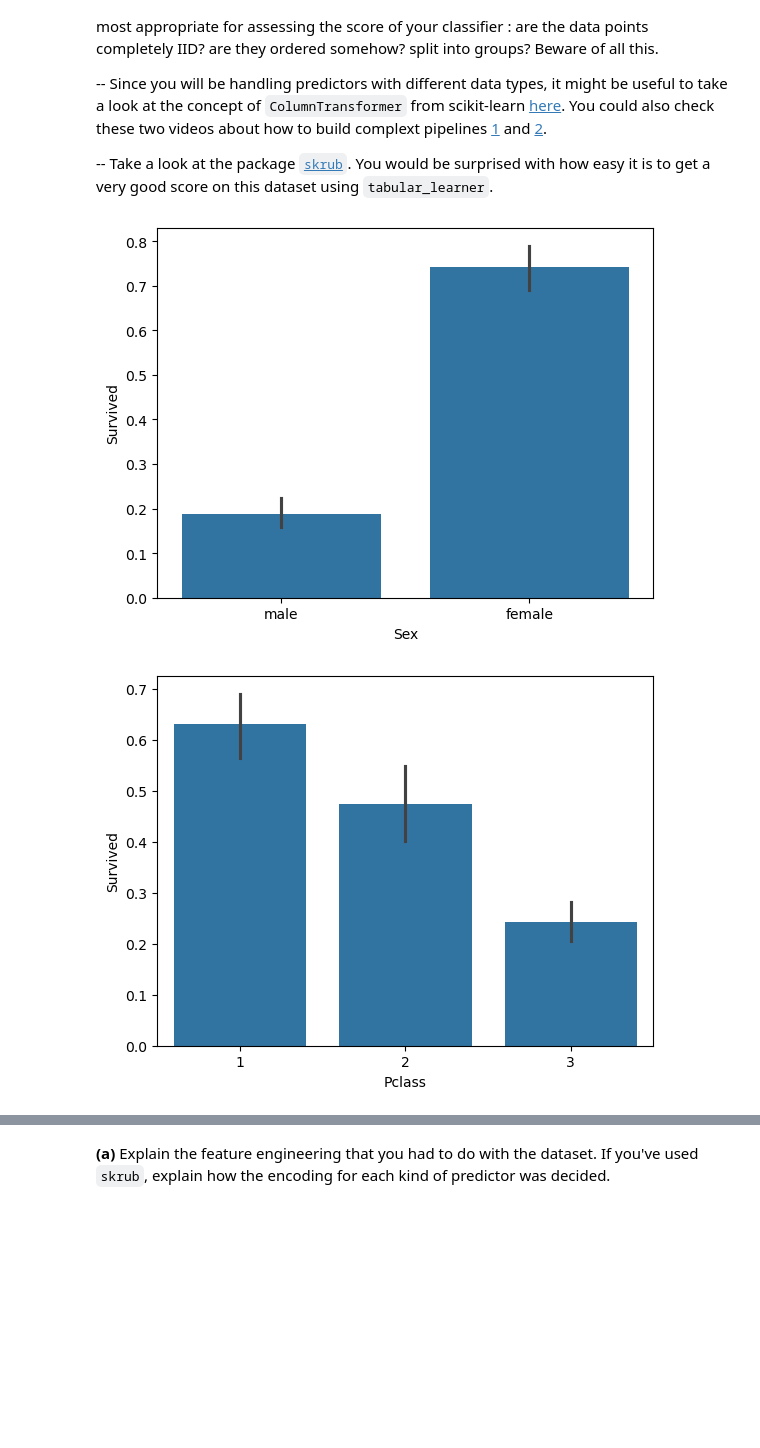
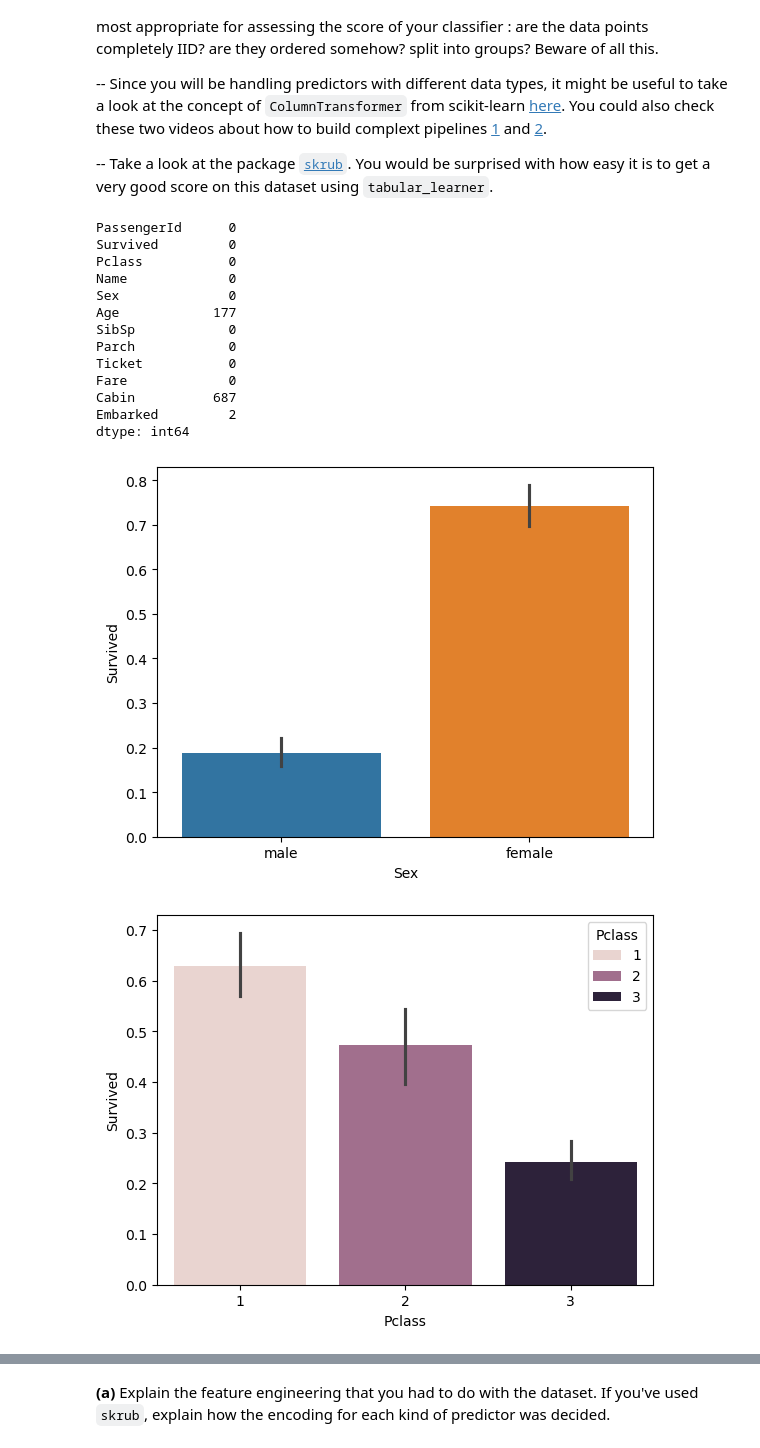
Before and after one commit to MC0117/SLA-labs, a Jupyter notebook: TP3/TP3 copy.ipynb, the cells around one changed output, grey strips where cells are left out. Cells and saved outputs as stored; diff of their text form; code cells hidden in the pictures; blank space fills up the shorter version.

Commit message:
Part 2: Real data

```diff
--- a/TP3/TP3 copy.ipynb
+++ b/TP3/TP3 copy.ipynb
@@ -173,24 +173,52 @@ Follow the guidelines from [here](https://www.kaggle.com/competitions/titanic/ov
 # %%
 import pandas as pd
 import numpy as np
 import re
 import seaborn as sns
 import matplotlib.pyplot as plt
 
 df = pd.read_csv("titanic_train.csv")
 X_train = df.drop(columns=['Survived'])
 y_train = df['Survived']
+X_test = pd.read_csv("titanic_test.csv")
 data = X_train.copy()
 data['Survived'] = y_train
 
-sns.barplot(x='Sex', y='Survived', data=data)
+print(df.isnull().sum())
+
+
+sns.barplot(x='Sex', y='Survived', data=data, hue='Sex')
 plt.show()
-sns.barplot(x = "Pclass", y = "Survived", data = data)
-plt.show()l
-sns.barplot(x = "Embarked", y = "Survived", data = data)
+sns.barplot(x = "Pclass", y = "Survived", data = data, hue='Pclass')
+plt.show()
+sns.barplot(x = "Embarked", y = "Survived", data = data, hue='Embarked')
 plt.show()
 sns.regplot(x = "Age", y = "Survived", data = data)
 plt.show()
+data["Title"] = data["Name"].str.split(" ").str[1]
+data["Title"] = data["Title"].str.extract(r'([A-Za-z]+)\.')
+plt.figure(figsize = (18,6))
+sns.barplot(x = "Title", y = "Survived", data = data, hue='Title')
+plt.show()
+data["HasCabin"] = data["Cabin"].notna().astype(int)
+sns.barplot(x = "HasCabin", y = "Survived", data = data, hue='HasCabin')
+plt.show()
+data["Cabin_letter"] = data["Cabin"].str[0]
+sns.barplot(x = "Cabin_letter", y = "Survived", data = data, hue='Cabin_letter')
+plt.show()
 # %% [output]
+PassengerId      0
+Survived         0
+Pclass           0
+Name             0
+Sex              0
+Age            177
+SibSp            0
+Parch            0
+Ticket           0
+Fare             0
+Cabin          687
+Embarked         2
+dtype: int64
-[figure, old version]
+[figure, new version]
-[figure, old version]
+[figure, new version]
```
Also changed, not shown: parts of 6 cells of this notebook, 1 other file.
